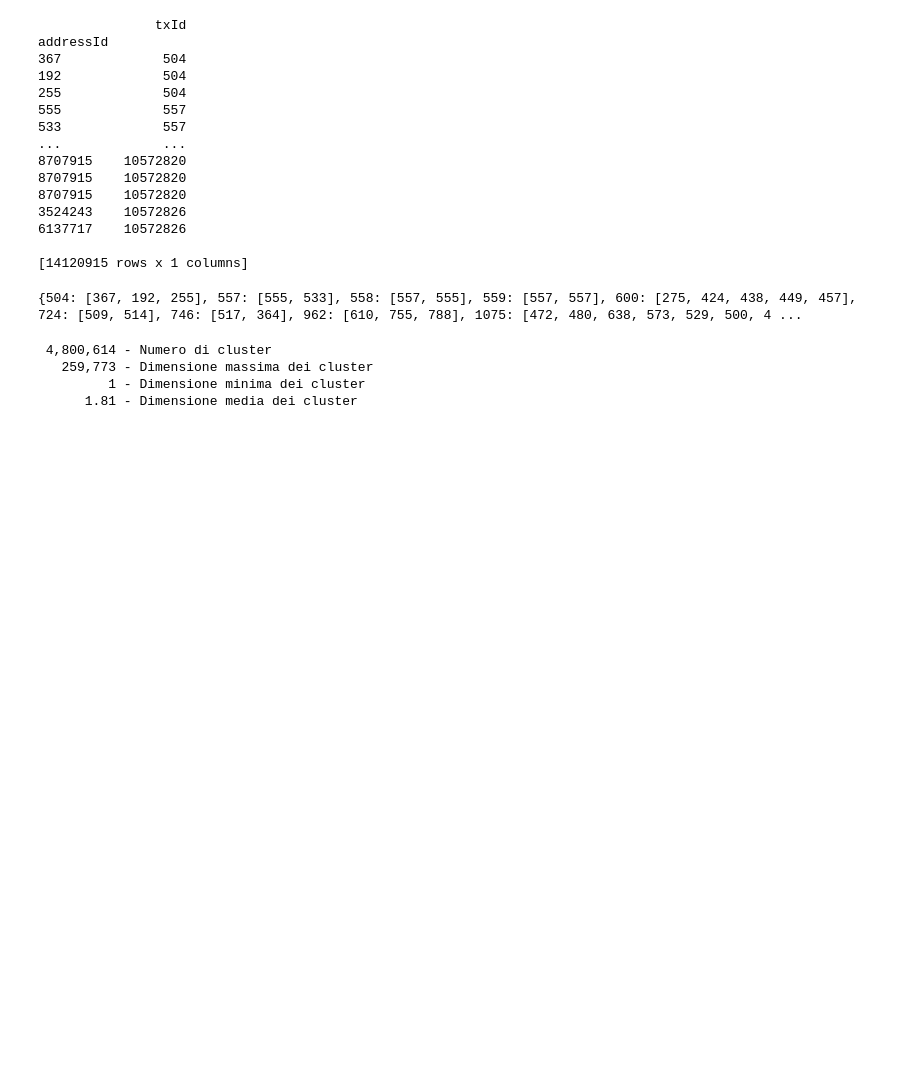
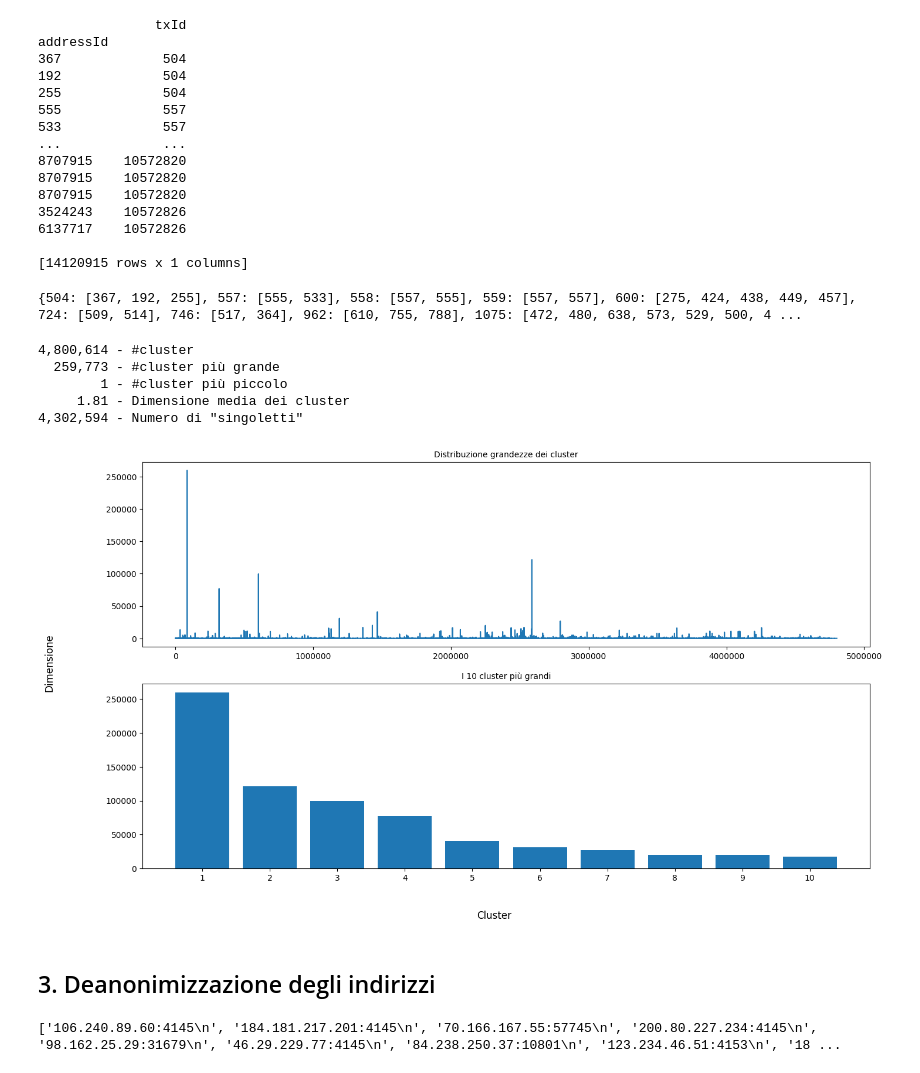
Before and after one commit to FlavRomano/CRAFTY, a Jupyter notebook: main.ipynb, the cells around one changed output. Cells and saved outputs as stored; diff of their text form; code cells hidden in the pictures; blank space fills up the shorter version.

Commit message:
start deanonimizzazione

```diff
--- a/main.ipynb
+++ b/main.ipynb
@@ -64,16 +64,16 @@ avg_transactions_per_period = transactions.loc[:,["timestamp", 'txId']].resample
 
 avg_transactions_per_period.index = [date.strftime("%d-%m-%y") for date in avg_transactions_per_period.index]
 
-fig, axes = plt.subplots(nrows=2, ncols=1, sharex=True, figsize=(16, 9), gridspec_kw={'height_ratios': [1, 2]})
+fig, [ax1, ax2] = plt.subplots(nrows=2, ncols=1, sharex=True, figsize=(16, 9), gridspec_kw={'height_ratios': [1, 2]})
 fig.suptitle("Numero medio di transazioni per periodo (due mesi)")
 
-avg_transactions_per_period.plot(ax=axes[0], kind="bar", color="blue")
-axes[0].set_title("Scala decimale", fontsize=10)
+avg_transactions_per_period.plot(ax=ax1, kind="bar", color="blue")
+ax1.set_title("Scala decimale", fontsize=10)
 
-avg_transactions_per_period.plot(ax=axes[1], kind="bar", color="blue")
-axes[1].set_title("Scala logaritmica", fontsize=10)
+avg_transactions_per_period.plot(ax=ax2, kind="bar", color="blue")
+ax2.set_title("Scala logaritmica", fontsize=10)
+ax2.set_yscale("log")
 
-plt.yscale("log")
 plt.xticks(rotation=45)
 
 plt.show()
@@ -224,13 +222,52 @@ cluster_dim = [len(c) for c in wcc]
 max_cluster = max(wcc, key=len)
 mean_cluster = sum(cluster_dim)/len(cluster_dim)
 min_cluster = min(wcc, key=len)
+number_of_singlets = sum(1 for c in wcc if len(c) == 1)
 
-print(f'{len(cluster_dim):10,} - Numero di cluster')
-print(f'{len(max_cluster):10,} - Dimensione massima dei cluster')
-print(f'{len(min_cluster):10} - Dimensione minima dei cluster')
-print(f'{mean_cluster:10.2f} - Dimensione media dei cluster')
+print(f'{len(cluster_dim):9,} - #cluster')
+print(f'{len(max_cluster):9,} - #cluster più grande')
+print(f'{len(min_cluster):9} - #cluster più piccolo')
+print(f'{mean_cluster:9.2f} - Dimensione media dei cluster')
+print(f'{number_of_singlets:9,} - Numero di "singoletti"')
 # %% [output]
- 4,800,614 - Numero di cluster
-   259,773 - Dimensione massima dei cluster
-         1 - Dimensione minima dei cluster
-      1.81 - Dimensione media dei cluster
+4,800,614 - #cluster
+  259,773 - #cluster più grande
+        1 - #cluster più piccolo
+     1.81 - Dimensione media dei cluster
+4,302,594 - Numero di "singoletti"
+# %%
+import heapq
+
+biggest_clusters = heapq.nlargest(10, wcc, key=len)
+
+fig, [ax1, ax2] = plt.subplots(nrows=2, ncols=1, figsize=(16, 9))
+fig.supxlabel('Cluster')
+fig.supylabel('Dimensione')
+
+ax1.set_title("Distribuzione grandezze dei cluster", fontsize=10)
+ax1.ticklabel_format(useOffset=False, style="plain")
+ax1.plot(cluster_dim)
+
+ax2.set_title("I 10 cluster più grandi", fontsize=10)
+xticks = range(1,11,1)
+ax2.bar(x=xticks, height=[len(c) for c in biggest_clusters], tick_label=xticks)
+
+plt.show()
+# %% [output]
+[figure, added]
+# %% [markdown]
+## 3. Deanonimizzazione degli indirizzi
+# %%
+# biggest_clusters contiene già i 10 cluster con più indirizzi
+
+from selenium import webdriver
+from selenium.webdriver.support.ui import WebDriverWait
+from selenium.webdriver.common.by import By
+from selenium.webdriver.support import expected_conditions as EC
+from selenium.common.exceptions import TimeoutException
+
+driver = webdriver.Chrome()
+proxies = open("./proxies.txt", "r").readlines()
+print(proxies)
+# %% [output]
+['106.240.89.60:4145\n', '184.181.217.201:4145\n', '70.166.167.55:57745\n', '200.80.227.234:4145\n', '98.162.25.29:31679\n', '46.29.229.77:4145\n', '84.238.250.37:10801\n', '123.234.46.51:4153\n', '18 ...
```
Also changed, not shown: parts of 1 cell of this notebook.
